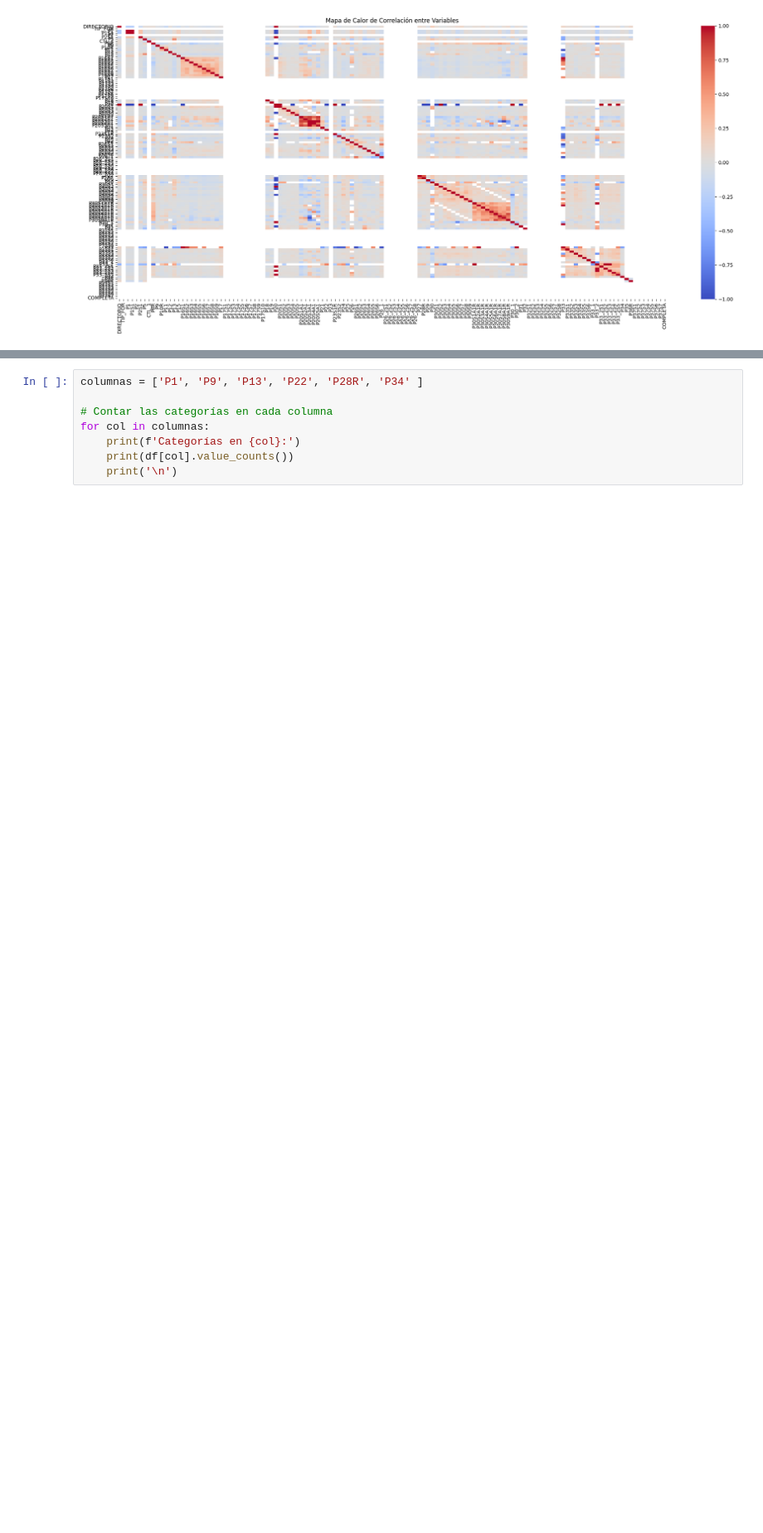
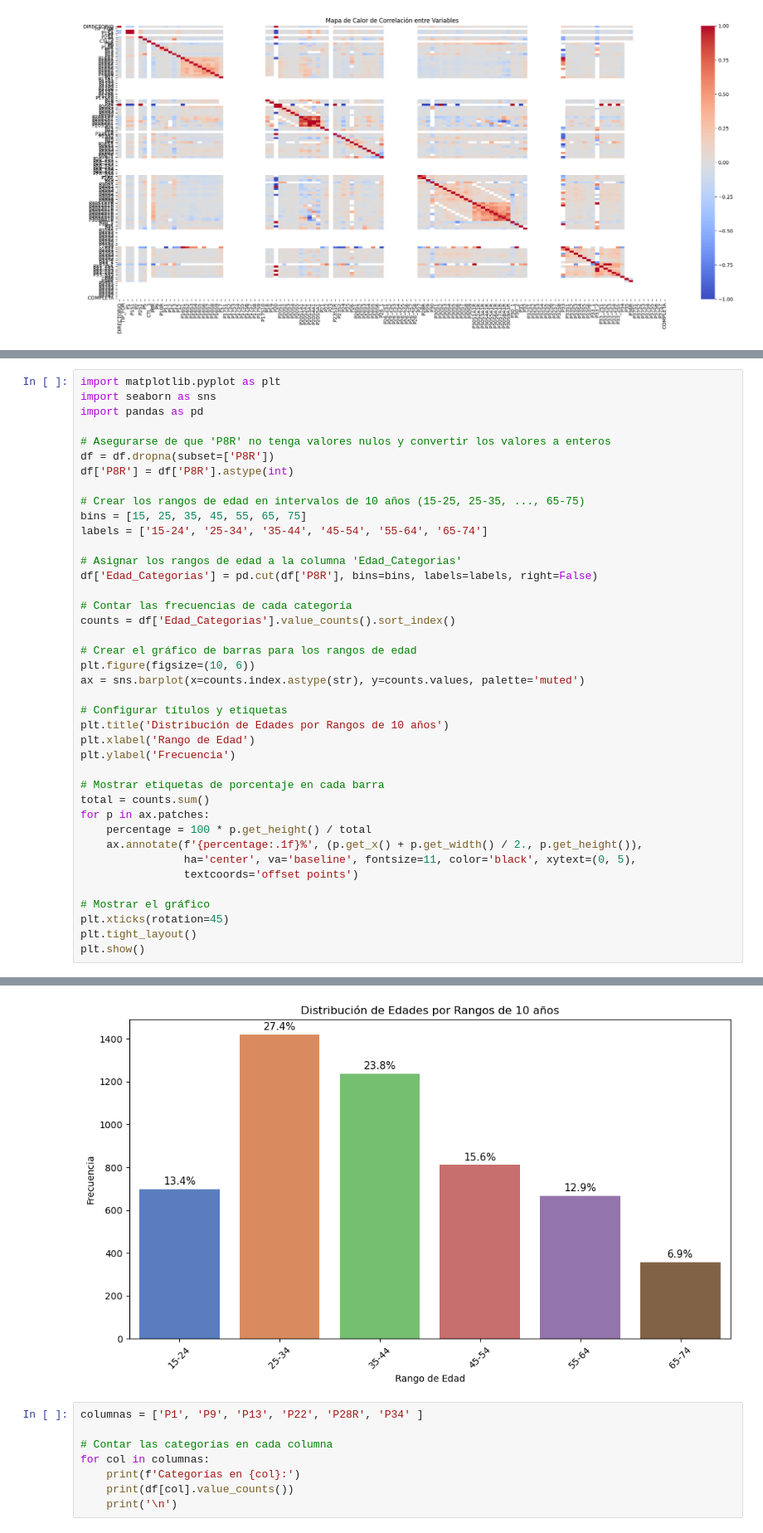
Before and after one commit to Dsharlie/PROYECTO-ANP-GRUPO-27, a Jupyter notebook: Código/descriptivo.ipynb, the cells around one changed output, grey strips where cells are left out. Shown at 83% size. Saved outputs shown, nothing was run; the diff lists cells and outputs as text; blank space fills up the shorter version.

```diff
--- a/Código/descriptivo.ipynb
+++ b/Código/descriptivo.ipynb
@@ -149,0 +181,41 @@ plt.show()
+# %%
+import matplotlib.pyplot as plt
+import seaborn as sns
+import pandas as pd
+
+# Asegurarse de que 'P8R' no tenga valores nulos y convertir los valores a enteros
+df = df.dropna(subset=['P8R'])
+df['P8R'] = df['P8R'].astype(int)
+
+# Crear los rangos de edad en intervalos de 10 años (15-25, 25-35, ..., 65-75)
+bins = [15, 25, 35, 45, 55, 65, 75]
+labels = ['15-24', '25-34', '35-44', '45-54', '55-64', '65-74']
+
+# Asignar los rangos de edad a la columna 'Edad_Categorias'
+df['Edad_Categorias'] = pd.cut(df['P8R'], bins=bins, labels=labels, right=False)
+
+# Contar las frecuencias de cada categoría
+counts = df['Edad_Categorias'].value_counts().sort_index()
+
+# Crear el gráfico de barras para los rangos de edad
+plt.figure(figsize=(10, 6))
+ax = sns.barplot(x=counts.index.astype(str), y=counts.values, palette='muted')
+
+# Configurar títulos y etiquetas
+plt.title('Distribución de Edades por Rangos de 10 años')
+plt.xlabel('Rango de Edad')
+plt.ylabel('Frecuencia')
+
+# Mostrar etiquetas de porcentaje en cada barra
+total = counts.sum()
+for p in ax.patches:
+    percentage = 100 * p.get_height() / total
+    ax.annotate(f'{percentage:.1f}%', (p.get_x() + p.get_width() / 2., p.get_height()),
+                ha='center', va='baseline', fontsize=11, color='black', xytext=(0, 5),
+                textcoords='offset points')
+
+# Mostrar el gráfico
+plt.xticks(rotation=45)
+plt.tight_layout()
+plt.show()
+# %% [output]
@@ -150,3 +232,4 @@ plt.show()
+[figure, added]
 # %%
 columnas = ['P1', 'P9', 'P13', 'P22', 'P28R', 'P34' ]
 
```
Also changed, not shown: parts of 6 cells of this notebook, 6 other files.
